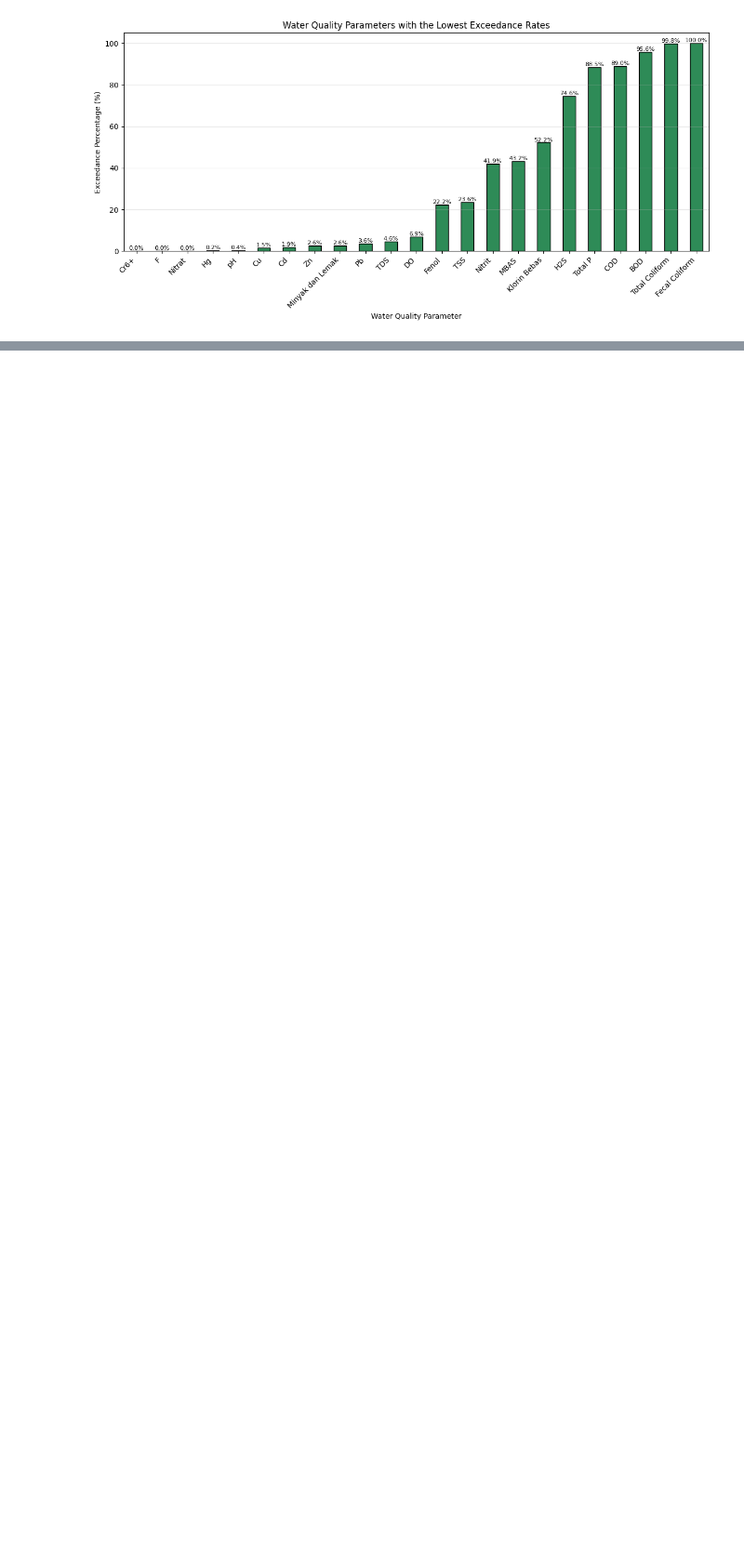
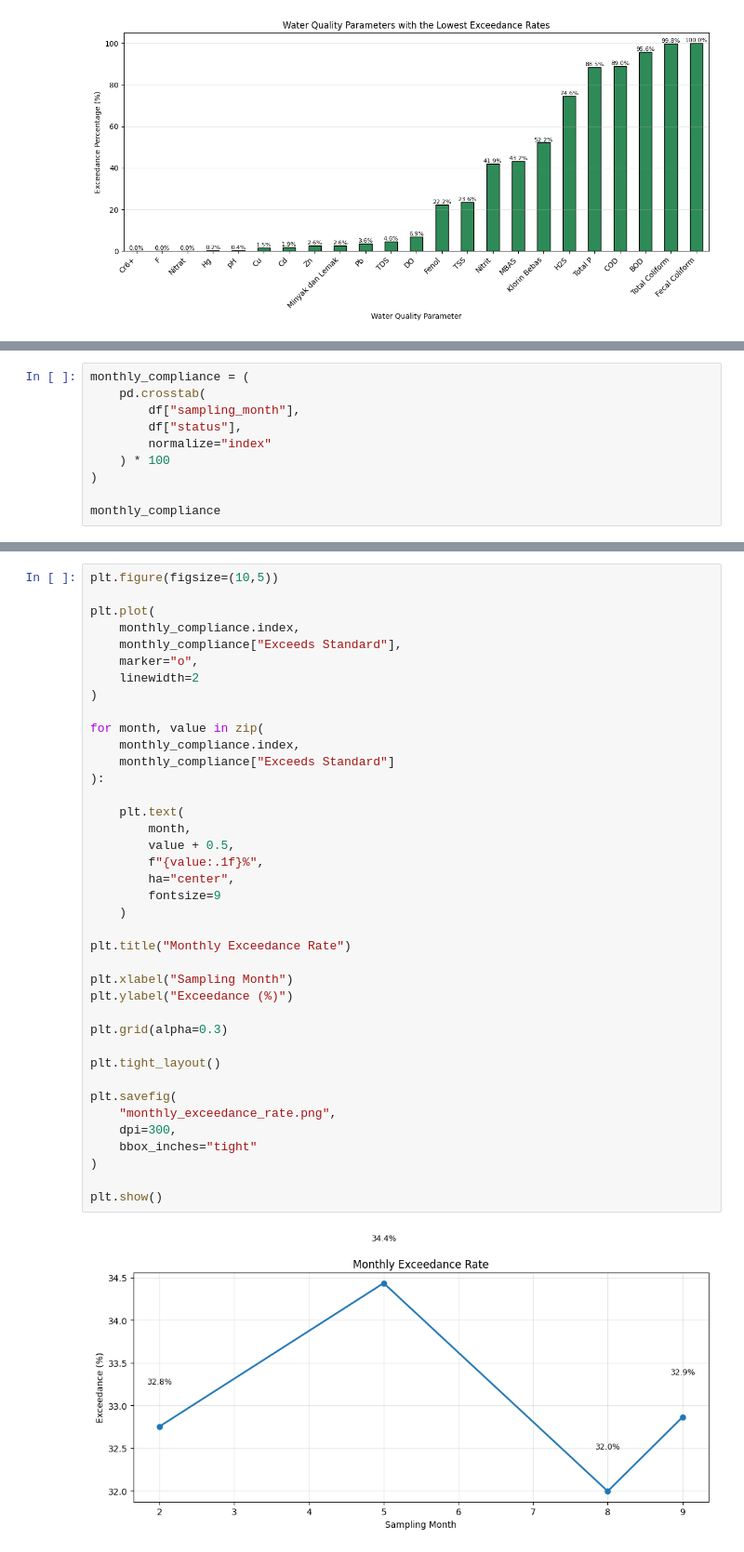
Before and after one commit to ARizalma/river-water-quality-analysis, a Jupyter notebook: notebooks/04_water_quality_analysis.ipynb, the cells around one changed output, grey strips where cells are left out. Shown at 93% size. Saved outputs shown, nothing was run; the diff lists cells and outputs as text; blank space fills up the shorter version.

```diff
--- a/notebooks/04_water_quality_analysis.ipynb
+++ b/notebooks/04_water_quality_analysis.ipynb
@@ -916,0 +976,10 @@ plt.show()
+# %%
+monthly_compliance = (
+    pd.crosstab(
+        df["sampling_month"],
+        df["status"],
+        normalize="index"
+    ) * 100
+)
+
+monthly_compliance
@@ -916,0 +993,41 @@ plt.show()
+# %%
+plt.figure(figsize=(10,5))
+
+plt.plot(
+    monthly_compliance.index,
+    monthly_compliance["Exceeds Standard"],
+    marker="o",
+    linewidth=2
+)
+
+for month, value in zip(
+    monthly_compliance.index,
+    monthly_compliance["Exceeds Standard"]
+):
+
+    plt.text(
+        month,
+        value + 0.5,
+        f"{value:.1f}%",
+        ha="center",
+        fontsize=9
+    )
+
+plt.title("Monthly Exceedance Rate")
+
+plt.xlabel("Sampling Month")
+plt.ylabel("Exceedance (%)")
+
+plt.grid(alpha=0.3)
+
+plt.tight_layout()
+
+plt.savefig(
+    "monthly_exceedance_rate.png",
+    dpi=300,
+    bbox_inches="tight"
+)
+
+plt.show()
+# %% [output]
+[figure, added]
```
Also changed, not shown: parts of 19 cells of this notebook.
